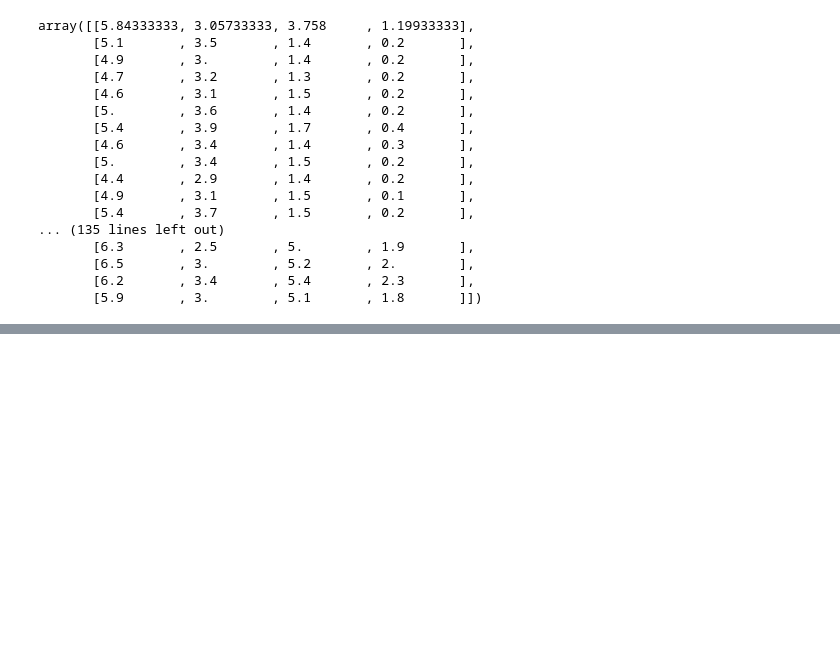
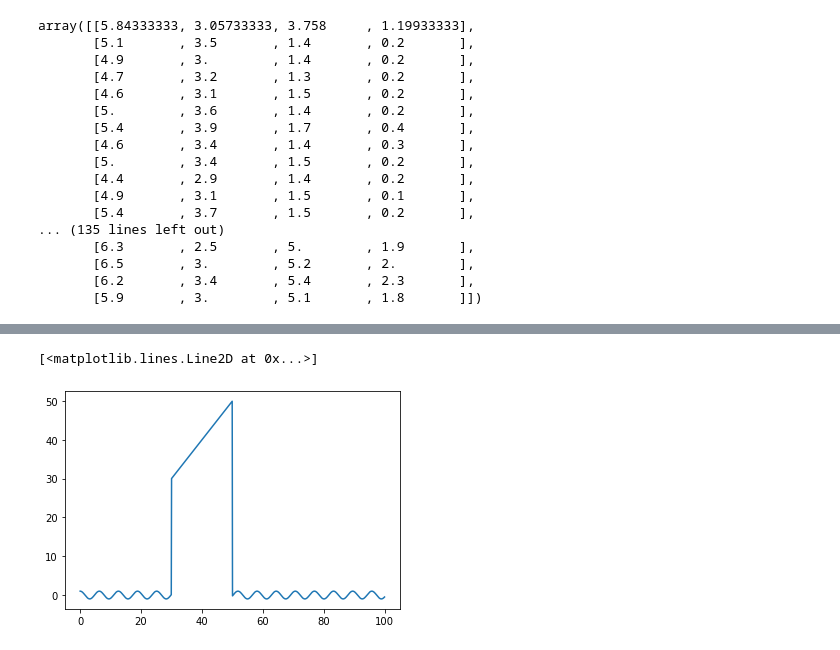
Before and after one commit to EasecureLab/zhengqi_predict, a Jupyter notebook: test.ipynb, the cells around one changed output, grey strips where cells are left out. Cells and saved outputs as stored; diff of their text form; code cells hidden in the pictures; blank space fills up the shorter version.

```diff
--- a/test.ipynb
+++ b/test.ipynb
@@ -194,0 +231,12 @@ array([[5.84333333, 3.05733333, 3.758     , 1.19933333],
+# %%
+import matplotlib.pyplot as plt
+import numpy as np
+x = np.linspace(0,100,1000)
+interval0 = [1 if (i<30) else 0 for i in x]
+interval1 = [1 if (i>=30 and i<50) else 0 for i in x]
+interval2 = [1 if (i>=50) else 0 for i in x]
+y = np.cos(x)*interval0 + x*interval1+ np.sin(x)*interval2
+plt.plot(x,y)
+# %% [output]
+[<matplotlib.lines.Line2D at 0x...>]
+[figure, added]
```
Also changed, not shown: parts of 6 cells of this notebook, 3 other files.
